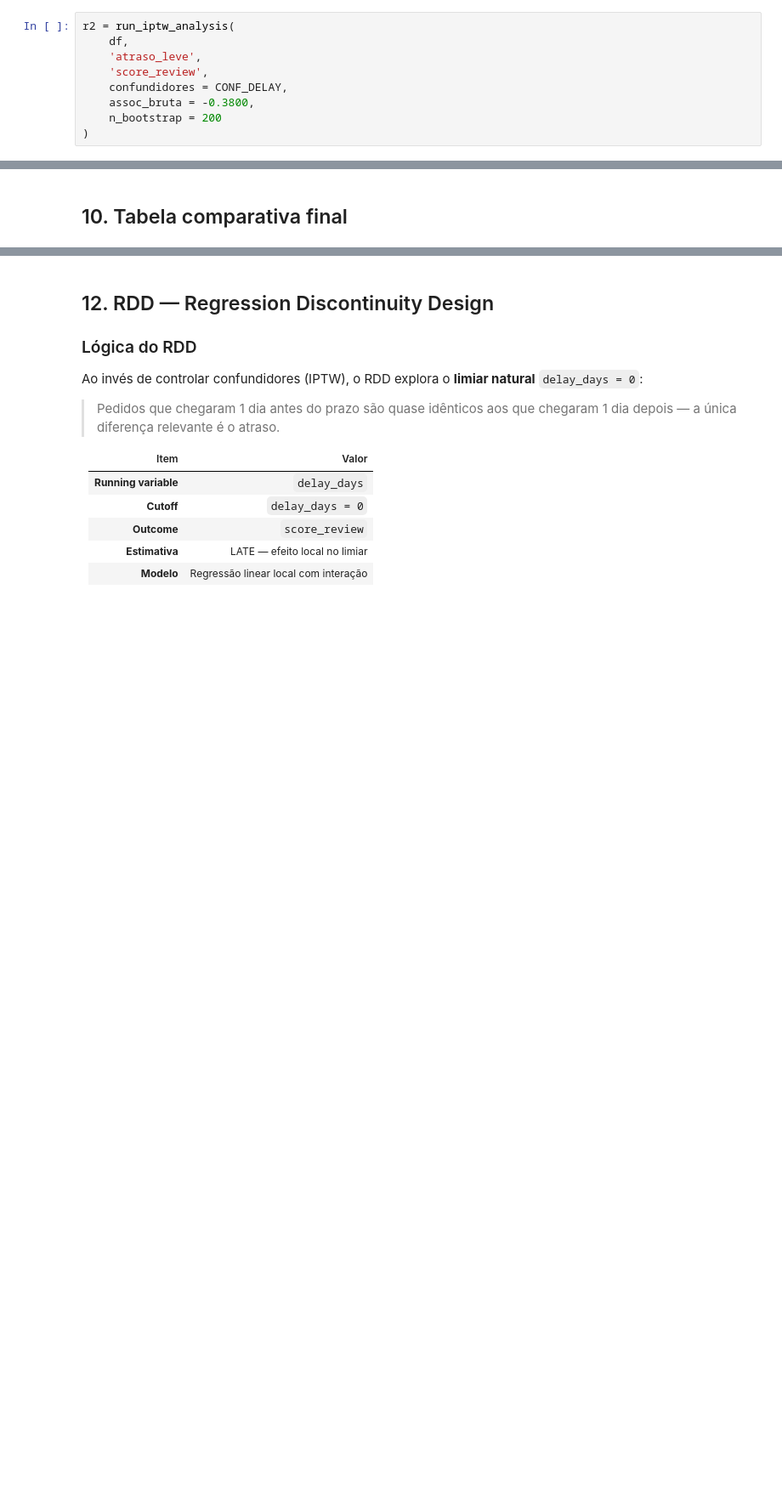
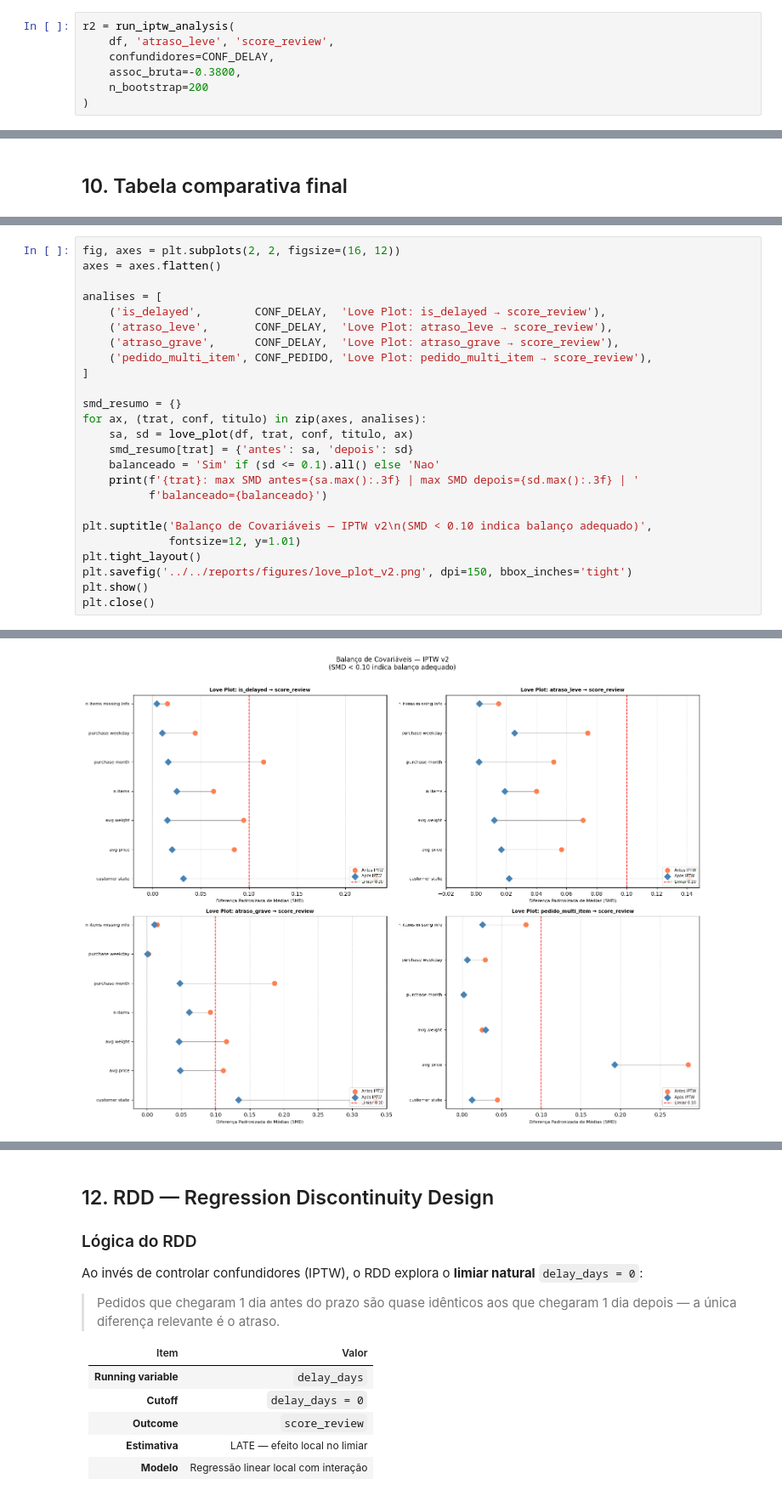
Before and after one commit to mazzacolussi/TCC-CEDS-CAUSAL-AI, a Jupyter notebook: notebooks/modeling/causal_model_10_iptw_v2.ipynb, the cells around one changed output, grey strips where cells are left out. Shown at 85% size. Drawn from its saved outputs; the diff is of its cells as text; blank space fills up the shorter version.

```diff
--- a/notebooks/modeling/causal_model_10_iptw_v2.ipynb
+++ b/notebooks/modeling/causal_model_10_iptw_v2.ipynb
@@ -150,12 +302,10 @@ Efeito causal de **atraso leve (1 a 7 dias)** na satisfação.
 > Prevalência de 3.8% — exploratório, mas completa o dose-resposta.
 # %%
 r2 = run_iptw_analysis(
-    df,
-    'atraso_leve',
-    'score_review',
-    confundidores = CONF_DELAY,
-    assoc_bruta = -0.3800,
-    n_bootstrap = 200
+    df, 'atraso_leve', 'score_review',
+    confundidores=CONF_DELAY,
+    assoc_bruta=-0.3800,
+    n_bootstrap=200
 )
 # %% [output]
 ============================================================
@@ -321,0 +549,26 @@ pedido_multi_item 95700   0.6034             -15.5000    -15.5600 -0.1656 -0.146
+# %%
+fig, axes = plt.subplots(2, 2, figsize=(16, 12))
+axes = axes.flatten()
+
+analises = [
+    ('is_delayed',        CONF_DELAY,  'Love Plot: is_delayed → score_review'),
+    ('atraso_leve',       CONF_DELAY,  'Love Plot: atraso_leve → score_review'),
+    ('atraso_grave',      CONF_DELAY,  'Love Plot: atraso_grave → score_review'),
+    ('pedido_multi_item', CONF_PEDIDO, 'Love Plot: pedido_multi_item → score_review'),
+]
+
+smd_resumo = {}
+for ax, (trat, conf, titulo) in zip(axes, analises):
+    sa, sd = love_plot(df, trat, conf, titulo, ax)
+    smd_resumo[trat] = {'antes': sa, 'depois': sd}
+    balanceado = 'Sim' if (sd <= 0.1).all() else 'Nao'
+    print(f'{trat}: max SMD antes={sa.max():.3f} | max SMD depois={sd.max():.3f} | '
+          f'balanceado={balanceado}')
+
+plt.suptitle('Balanço de Covariáveis — IPTW v2\n(SMD < 0.10 indica balanço adequado)',
+             fontsize=12, y=1.01)
+plt.tight_layout()
+plt.savefig('../../reports/figures/love_plot_v2.png', dpi=150, bbox_inches='tight')
+plt.show()
+plt.close()
+# %% [output]
@@ -321,0 +579 @@ pedido_multi_item 95700   0.6034             -15.5000    -15.5600 -0.1656 -0.146
+[figure, added]
```
Also changed, not shown: parts of 24 cells of this notebook.
